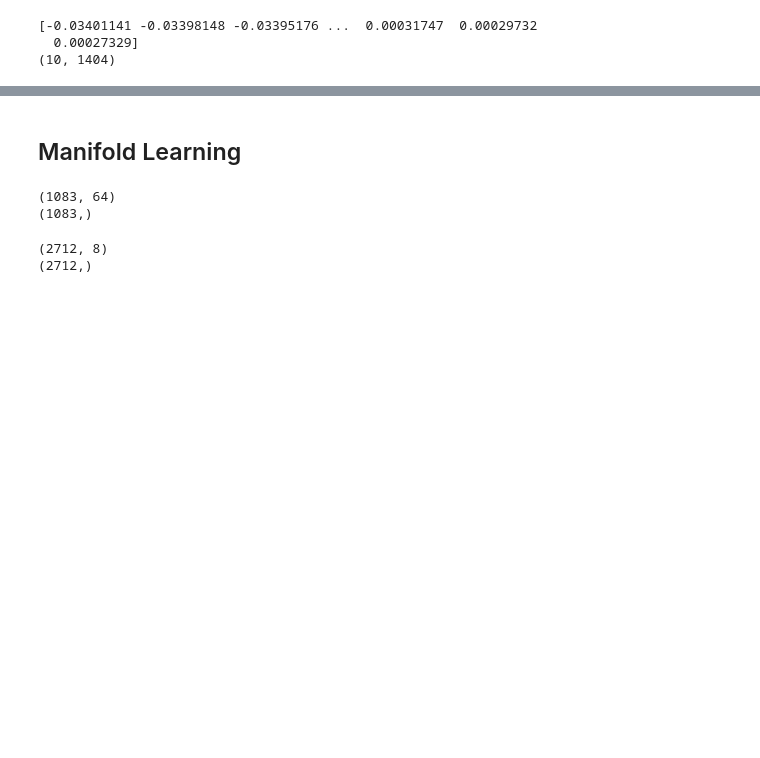
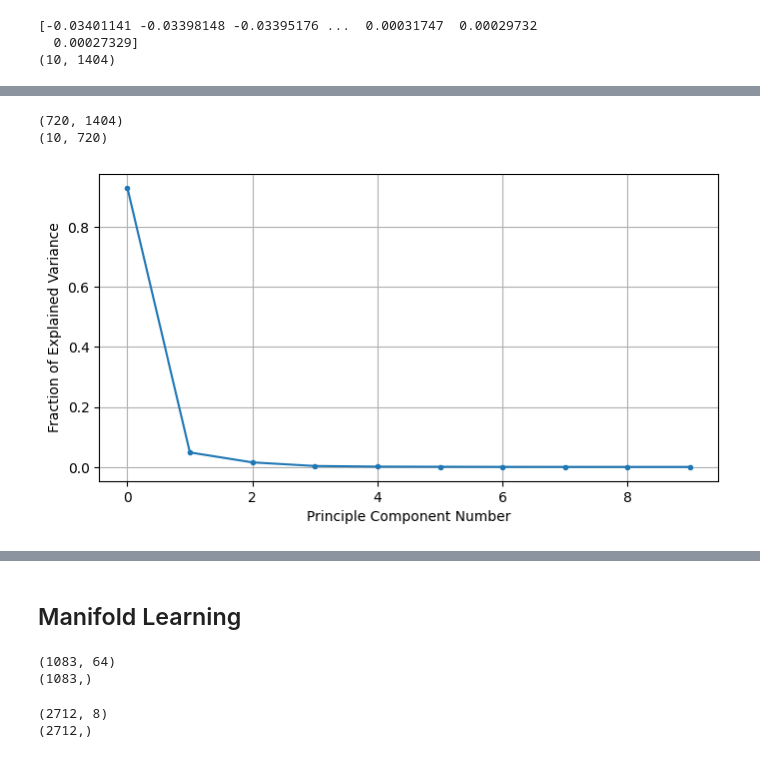
Before and after one commit to wbasener/IceSpectralLibraryAnalysis, a Jupyter notebook: Analysis_MY.ipynb, the cells around one changed output, grey strips where cells are left out. Saved outputs shown, nothing was run; the diff lists cells and outputs as text; code cells hidden in the pictures; blank space fills up the shorter version.

```diff
--- a/Analysis_MY.ipynb
+++ b/Analysis_MY.ipynb
@@ -334,0 +344,22 @@ print(principal_components.shape[1])
+# %%
+print(data.shape)
+
+############ IS THIS 720 WAVELENGTHS WITH 1404 ALBEDOS? #######################
+
+pca = PCA(whiten=True, n_components=10)
+pca.fit(data)
+pca_spec = pca.transform(data).T
+print(pca_spec.shape)
+
+########## IS PCA THE BEST METHOD TO USE? ##################
+########## SHOULD WE TRY OTHER NON-LINEAR METHODS LIKE ISOMAP OR LLE? #################
+# %% [output]
+(720, 1404)
+(10, 720)
+# %%
+plt.plot(pca.explained_variance_ratio_, marker='.')
+plt.xlabel('Principle Component Number')
+plt.ylabel('Fraction of Explained Variance')
+plt.grid(True)
+# %% [output]
+[figure, added]
```
Also changed, not shown: parts of 14 cells of this notebook.
